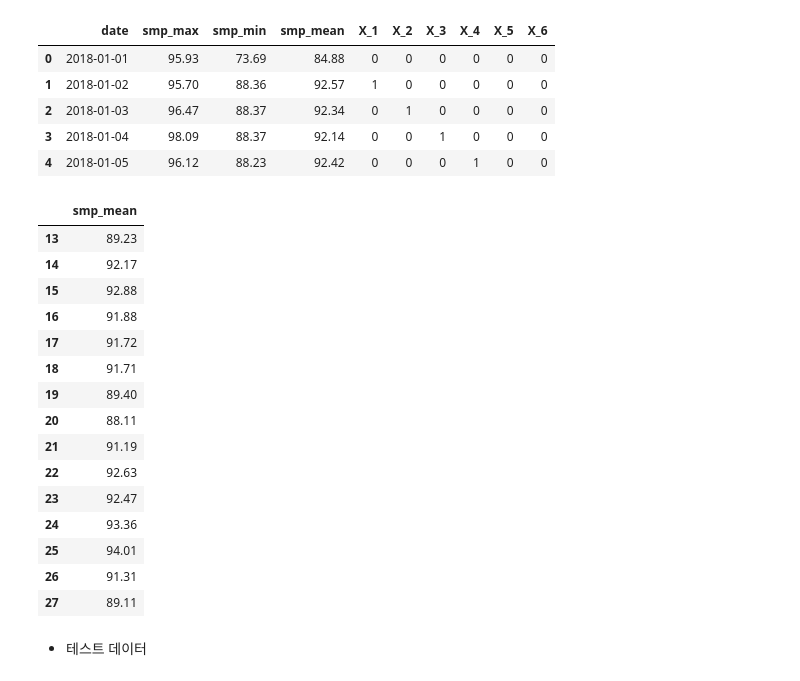
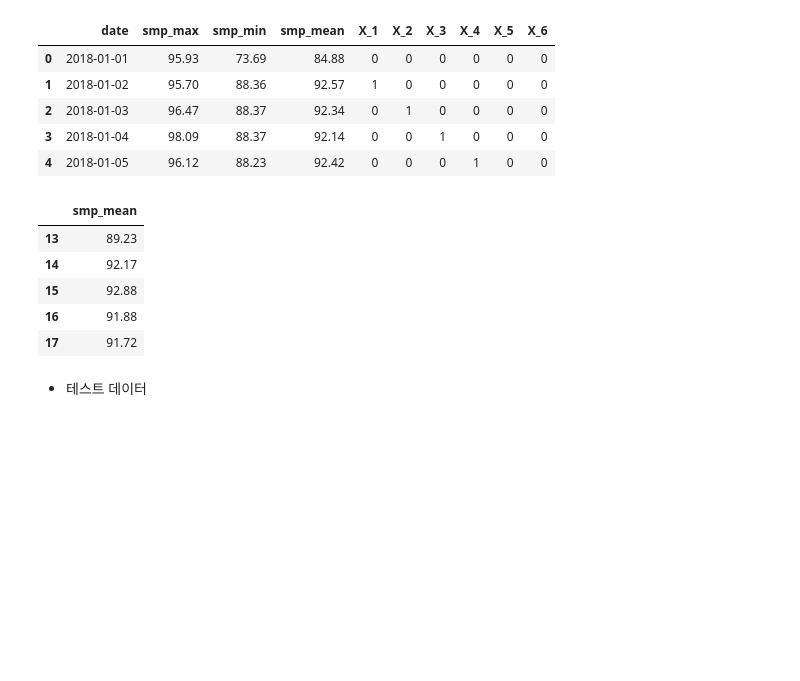
Before and after one commit to seoulartgirl/GithubPortfolio, a Jupyter notebook: 12_DL/딥러닝11_시계열데이터분석.ipynb, the cells around one changed output. Drawn from its saved outputs; the diff is of its cells as text; code cells hidden in the pictures; blank space fills up the shorter version.

```diff
--- a/12_DL/딥러닝11_시계열데이터분석.ipynb
+++ b/12_DL/딥러닝11_시계열데이터분석.ipynb
@@ -193,24 +193,14 @@ X_train.head()
 | 3 | 2018-01-04 | 98.09 | 88.37 | 92.14 | 0 | 0 | 1 | 0 | 0 | 0 |
 | 4 | 2018-01-05 | 96.12 | 88.23 | 92.42 | 0 | 0 | 0 | 1 | 0 | 0 |
 # %%
-y_train.head(15)
+y_train.head(5)
 # %% [output]
 |  | smp_mean |
 | 13 | 89.23 |
 | 14 | 92.17 |
 | 15 | 92.88 |
 | 16 | 91.88 |
 | 17 | 91.72 |
-| 18 | 91.71 |
-| 19 | 89.40 |
-| 20 | 88.11 |
-| 21 | 91.19 |
-| 22 | 92.63 |
-| 23 | 92.47 |
-| 24 | 93.36 |
-| 25 | 94.01 |
-| 26 | 91.31 |
-| 27 | 89.11 |
 # %% [markdown]
 - 테스트 데이터
 # %%
```
